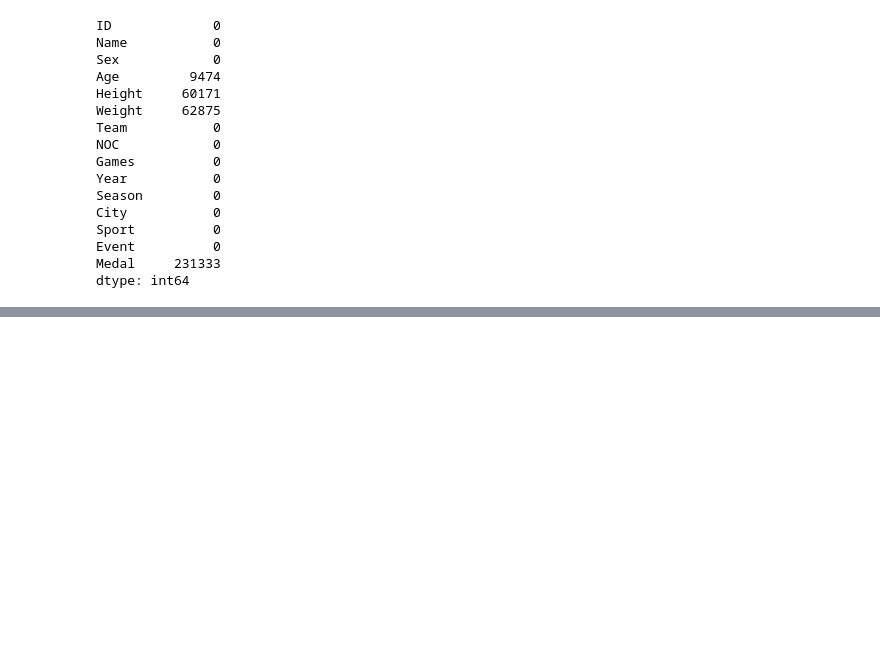
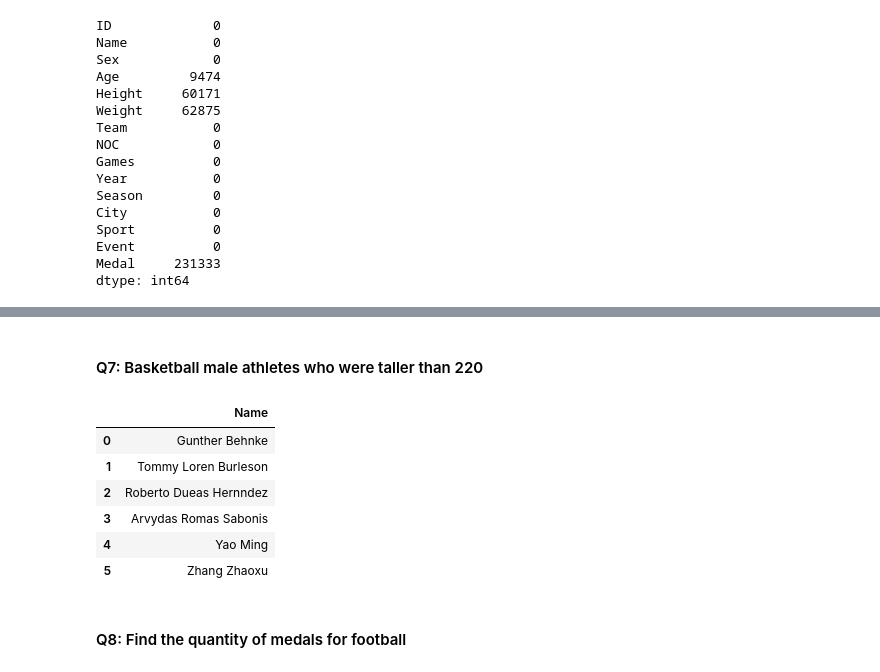
Before and after one commit to DariaShvy/project, a Jupyter notebook: athlete/athlete_events.ipynb, the cells around one changed output, grey strips where cells are left out. Saved outputs shown, nothing was run; the diff lists cells and outputs as text; code cells hidden in the pictures; blank space fills up the shorter version.

```diff
--- a/athlete/athlete_events.ipynb
+++ b/athlete/athlete_events.ipynb
@@ -179,0 +230,16 @@ data.head()
+# %% [markdown]
+#### Q7: Basketball male athletes who were taller than 220
+# %%
+basketball_athletes=data.query('Sport=="Basketball" and Sex=="M" and Height>220').Name.unique()
+basketball_athletes=pd.DataFrame(basketball_athletes, columns=['Name'])
+basketball_athletes
+# %% [output]
+|  | Name |
+| 0 | Gunther Behnke |
+| 1 | Tommy Loren Burleson |
+| 2 | Roberto Dueas Hernndez |
+| 3 | Arvydas Romas Sabonis |
+| 4 | Yao Ming |
+| 5 | Zhang Zhaoxu |
+# %% [markdown]
+#### Q8: Find the quantity of medals for football
```
Also changed, not shown: parts of 12 cells of this notebook, 1 other file.
